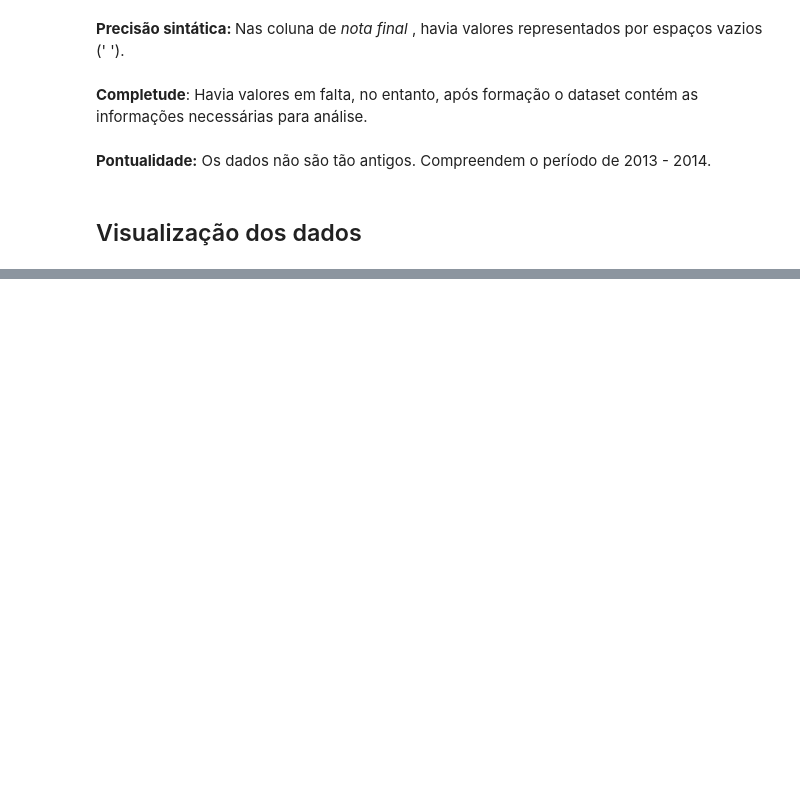
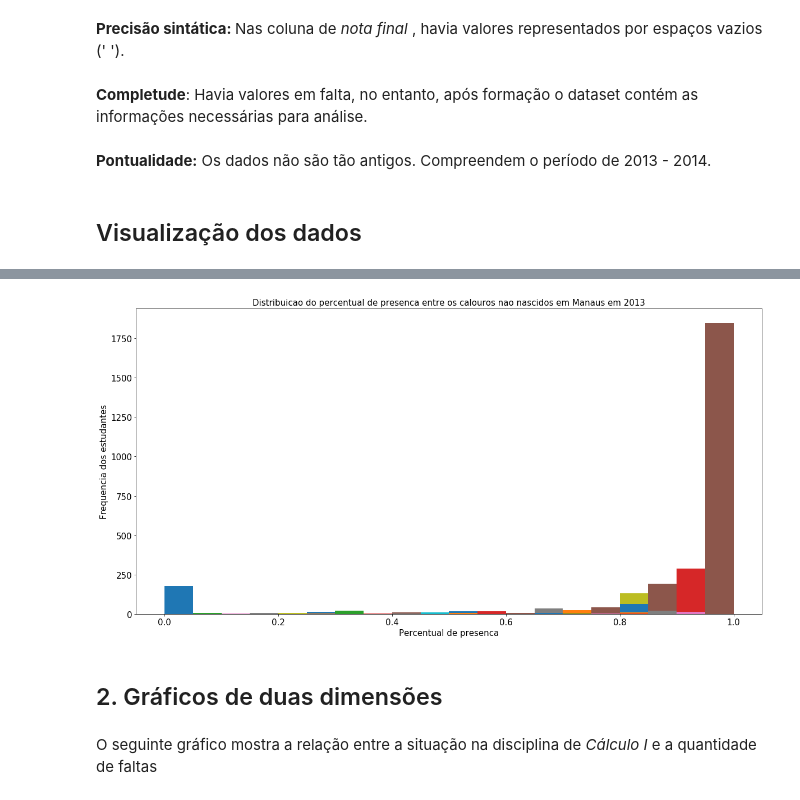
Before and after one commit to julianyraiol/analise-dados-ciclo-basico-uea, a Jupyter notebook: develop/analysis.ipynb, the cells around one changed output, grey strips where cells are left out. Saved outputs shown, nothing was run; the diff lists cells and outputs as text; code cells hidden in the pictures; blank space fills up the shorter version.

```diff
--- a/develop/analysis.ipynb
+++ b/develop/analysis.ipynb
@@ -91,0 +118,16 @@ Length: 147, dtype: int64
+# %%
+query = dataframe.query("(ano_ingresso == 2013) & (municipio_nascimento != 'Manaus') & ((serie == 1 | serie == 2)) ")
+# %%
+bins = np.arange(0, 1.05, 0.05)
+group = query.groupby('perc_presenca')['perc_presenca']
+group.plot(kind='hist', figsize=(20,10), fontsize=15, bins=bins)
+plt.title('Distribuicao do percentual de presenca entre os calouros nao nascidos em Manaus em 2013', fontsize=15)
+plt.xlabel('Percentual de presenca', fontsize=15)
+plt.ylabel('Frequencia dos estudantes', fontsize=15)
+plt.show()
+# %% [output]
+[figure, added]
+# %% [markdown]
+## 2. Gráficos de duas dimensões
+# %% [markdown]
+O seguinte gráfico mostra a relação entre a situação na disciplina de <i>Cálculo I</i> e a quantidade de faltas
```
Also changed, not shown: parts of 27 cells of this notebook, 3 other files.
